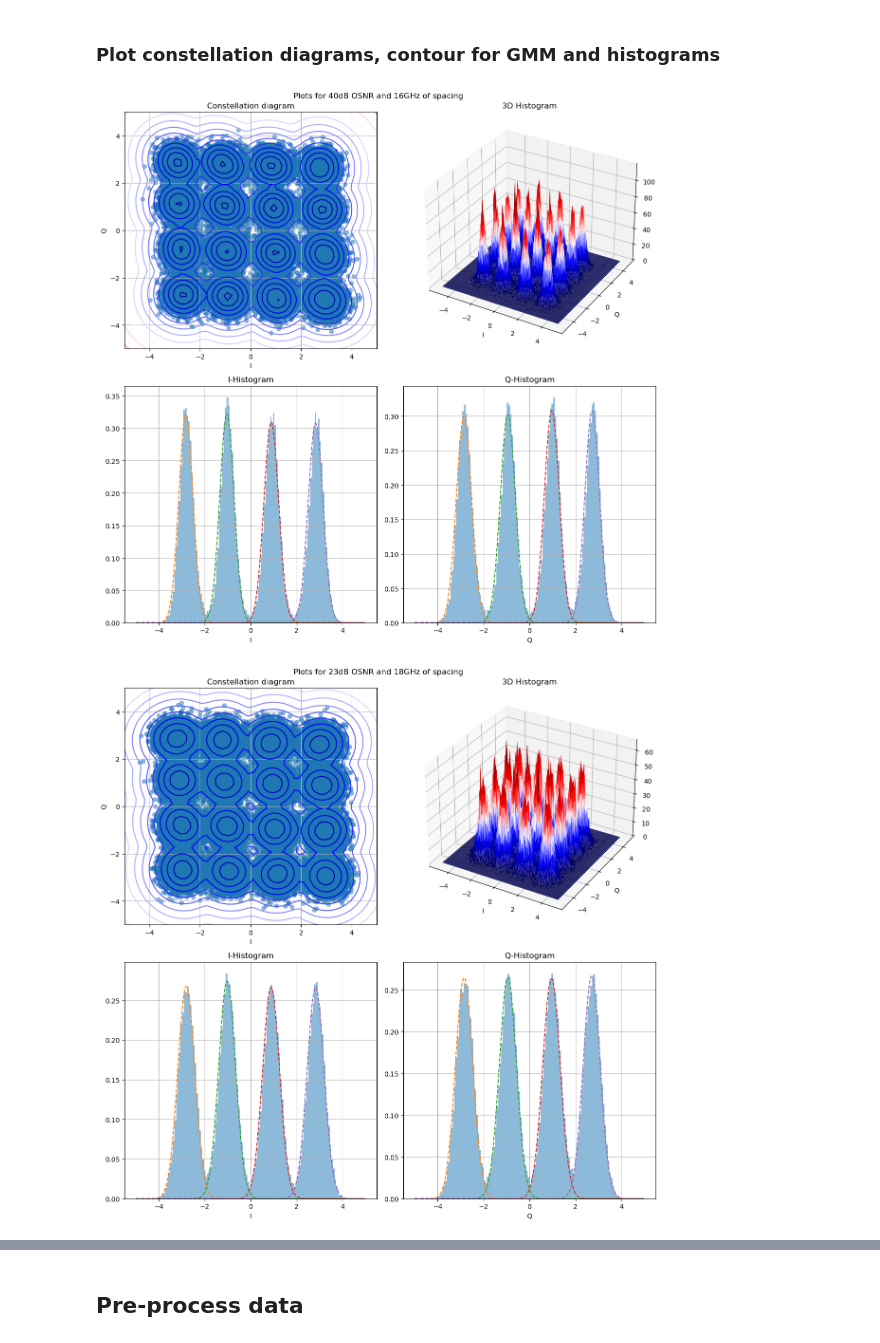
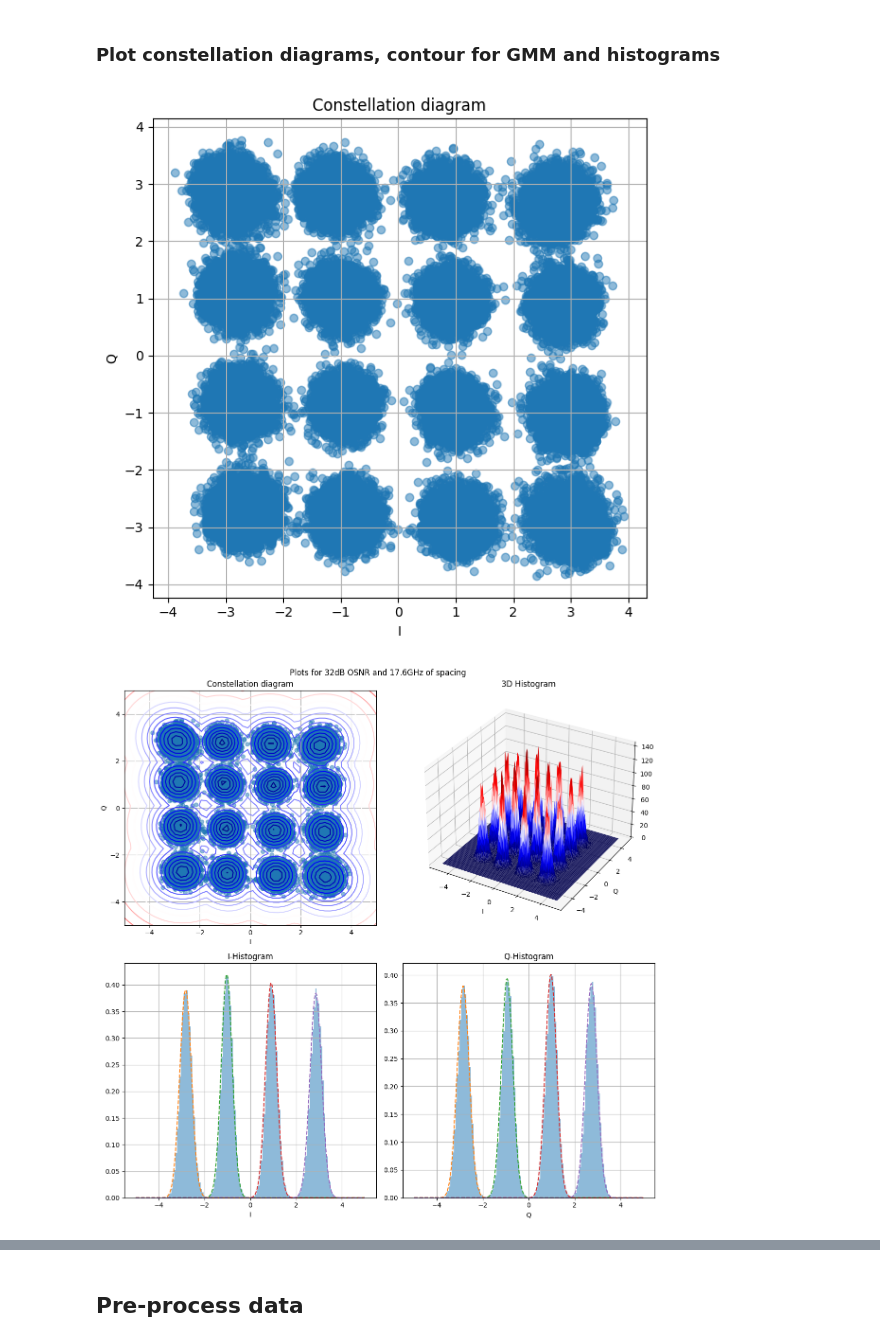
Before and after one commit to jjgranadat/Semillero_SOFA, a Jupyter notebook: ICI_Project/Codes/Histograms/Histograms_Regression.ipynb, the cells around one changed output, grey strips where cells are left out. Cells and saved outputs as stored; diff of their text form; code cells hidden in the pictures.

```diff
--- a/ICI_Project/Codes/Histograms/Histograms_Regression.ipynb
+++ b/ICI_Project/Codes/Histograms/Histograms_Regression.ipynb
@@ -428,6 +434,17 @@ def plot_histograms(
         # Extract data
         X_ch = np.array(data[spacing][osnr])
         X_ch = X_ch[:, 0] + 1j * X_ch[:, 1]
+
+        plt.figure(figsize=(6, 6), layout="tight")
+
+        ax = plt.subplot(1, 1, 1)
+        plot_constellation_diagram(X_ch, ax)
+        #from itertools import product
+        #values = [-3, -1, 1, 3]
+        #combinations = list(product(values, repeat=2))
+        #x_values, y_values = zip(*combinations)
+        #plt.scatter(x_values, y_values)
+        plt.grid(True)
 
         plt.figure(figsize=(12, 12), layout="tight")
 
@@ -504,8 +521,7 @@ def plot_histograms(
 # %%
 # Spacings: 15, 15.5, 16, 16.5, 17, 17.6, 18 [GHz]
 # OSNR: 18, 19, 20, 21.5, 23, 25, 27, 30, 32, 35, 40 [dB]
-plot_histograms(data, histograms_gmm, "16GHz", "40dB")
-plot_histograms(data, histograms_gmm, "18GHz", "23dB")
+plot_histograms(data, histograms_gmm, "17.6GHz", "32dB")
 # %% [output]
-[figure, old version]
+[figure, new version]
-[figure, old version]
+[figure, new version]
```
Also changed, not shown: parts of 7 cells of this notebook, 23 other files.
